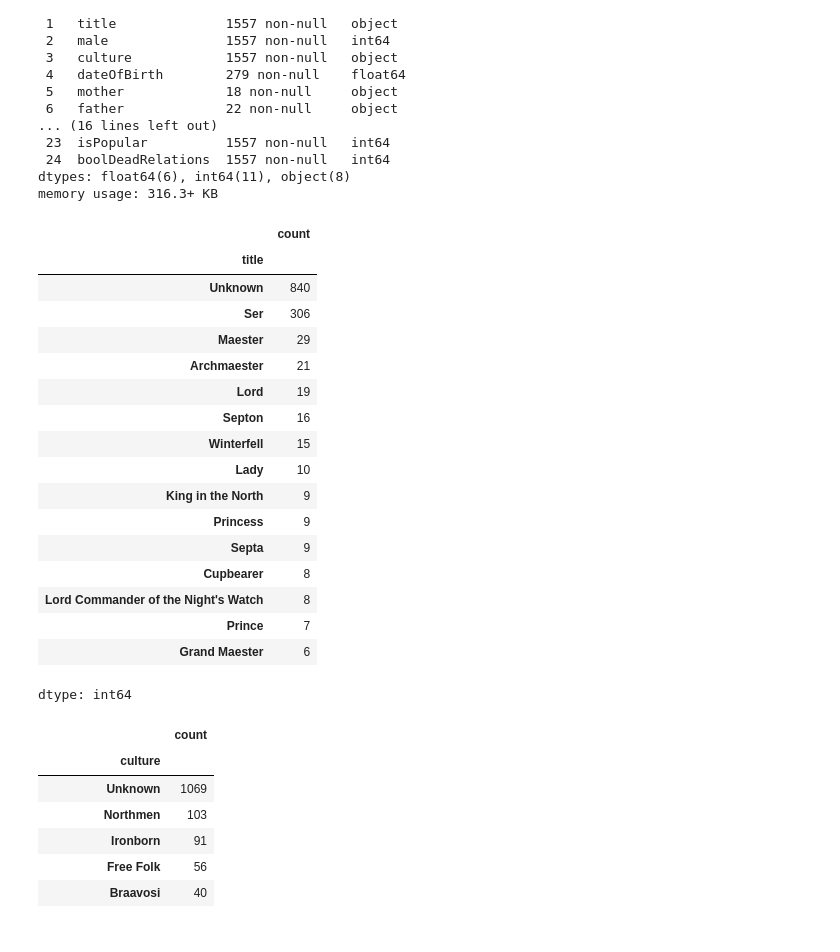
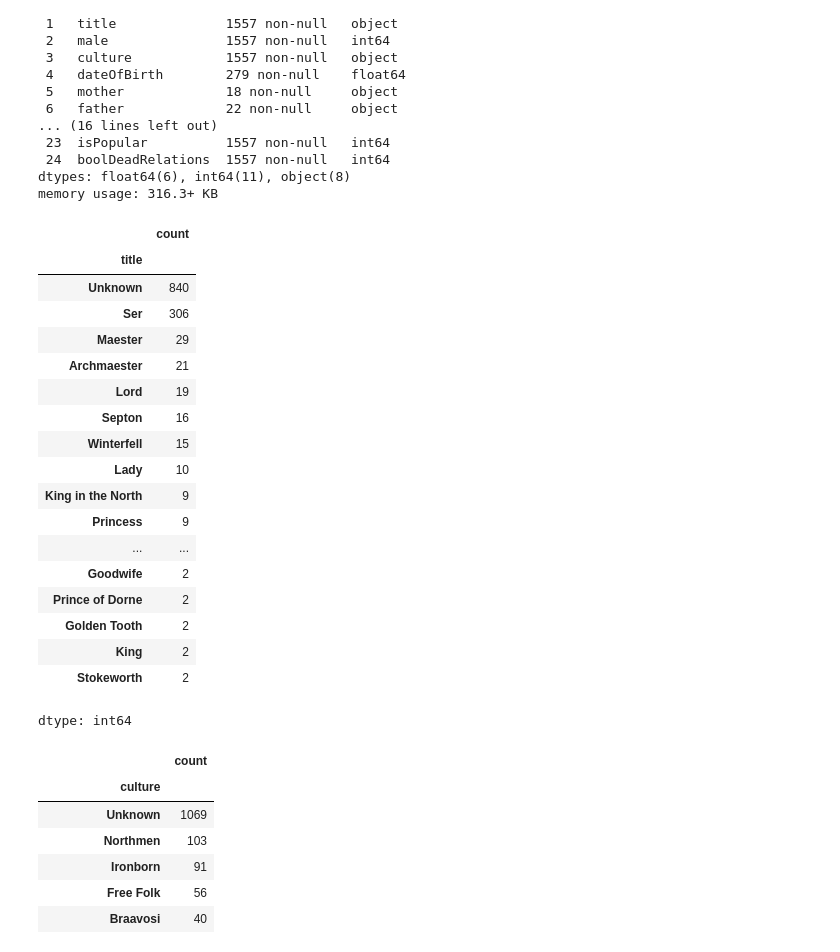
Before and after one commit to taravskayavm/DLS_I, a Jupyter notebook: week_01_ml_intro/Homework/hw_1_game_of_thrones.ipynb, the cells around one changed output. Saved outputs shown, nothing was run; the diff lists cells and outputs as text; code cells hidden in the pictures.

```diff
--- a/week_01_ml_intro/Homework/hw_1_game_of_thrones.ipynb
+++ b/week_01_ml_intro/Homework/hw_1_game_of_thrones.ipynb
@@ -240,24 +240,25 @@ def simplify_culture(culture):
 data['culture'] = data['culture'].apply(lambda x: simplify_culture(x) if pd.notnull(x) else x)
 # %%
 titles = data['title'].value_counts()
-titles.head(15)
+titles.head(50)
 # %% [output]
 |  | count |
 | title |  |
 | Unknown | 840 |
 | Ser | 306 |
 | Maester | 29 |
 | Archmaester | 21 |
 | Lord | 19 |
 | Septon | 16 |
 | Winterfell | 15 |
 | Lady | 10 |
 | King in the North | 9 |
 | Princess | 9 |
-| Septa | 9 |
-| Cupbearer | 8 |
-| Lord Commander of the Night's Watch | 8 |
-| Prince | 7 |
-| Grand Maester | 6 |
+| ... | ... |
+| Goodwife | 2 |
+| Prince of Dorne | 2 |
+| Golden Tooth | 2 |
+| King | 2 |
+| Stokeworth | 2 |
 dtype: int64
 # %%
```
Also changed, not shown: parts of 15 cells of this notebook.
